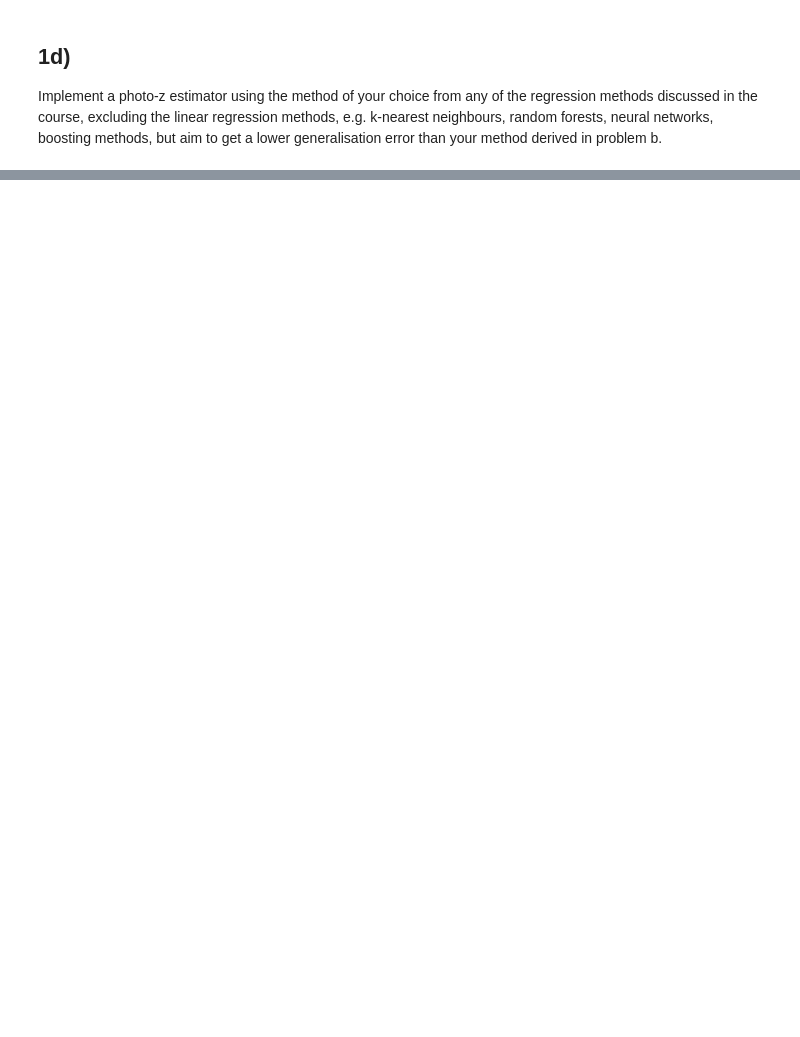
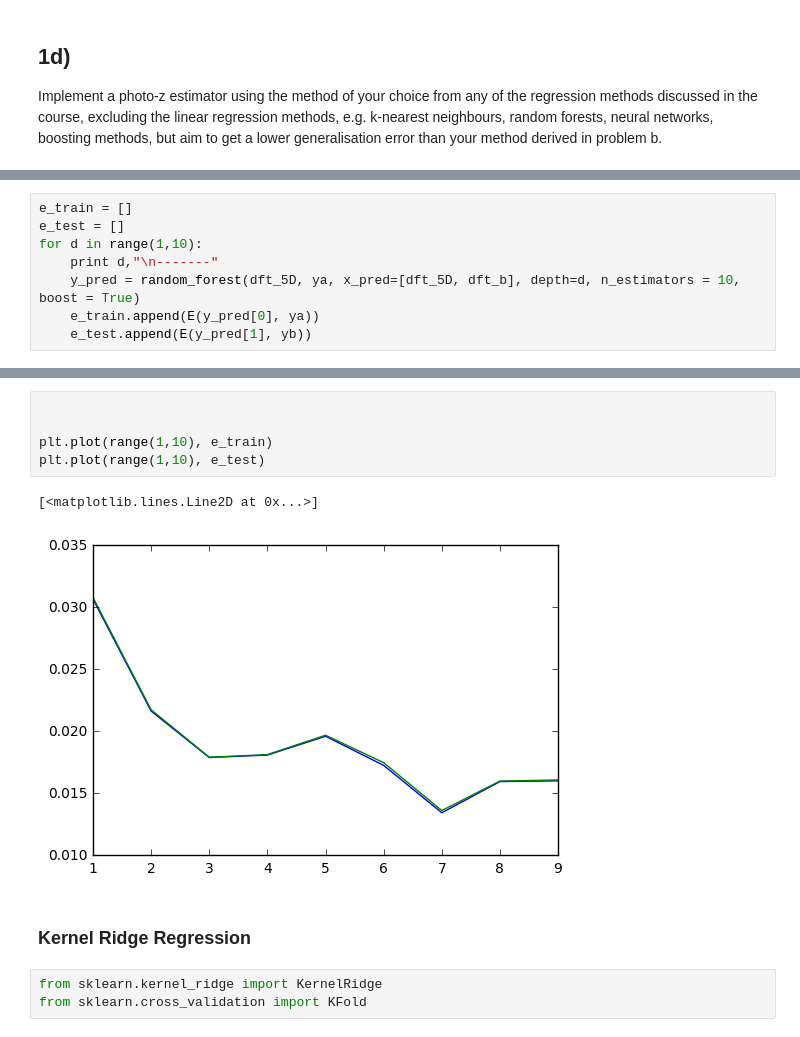
Before and after one commit to EStoop/Final-Project-DBDM, a Jupyter notebook: Final2.ipynb, the cells around one changed output, grey strips where cells are left out. Drawn from its saved outputs; the diff is of its cells as text; blank space fills up the shorter version.

```diff
--- a/Final2.ipynb
+++ b/Final2.ipynb
@@ -202,0 +317,8 @@ Found error: 0.1034
+# %%
+e_train = []
+e_test = []
+for d in range(1,10):
+    print d,"\n-------"
+    y_pred = random_forest(dft_5D, ya, x_pred=[dft_5D, dft_b], depth=d, n_estimators = 10, boost = True)
+    e_train.append(E(y_pred[0], ya))
+    e_test.append(E(y_pred[1], yb))
@@ -202,0 +343,13 @@ Found error: 0.1034
+# %%
+
+
+plt.plot(range(1,10), e_train)
+plt.plot(range(1,10), e_test)
+# %% [output]
+[<matplotlib.lines.Line2D at 0x...>]
+[figure, added]
+# %% [markdown]
+### Kernel Ridge Regression
+# %%
+from sklearn.kernel_ridge import KernelRidge
+from sklearn.cross_validation import KFold
```
Also changed, not shown: parts of 23 cells of this notebook.
